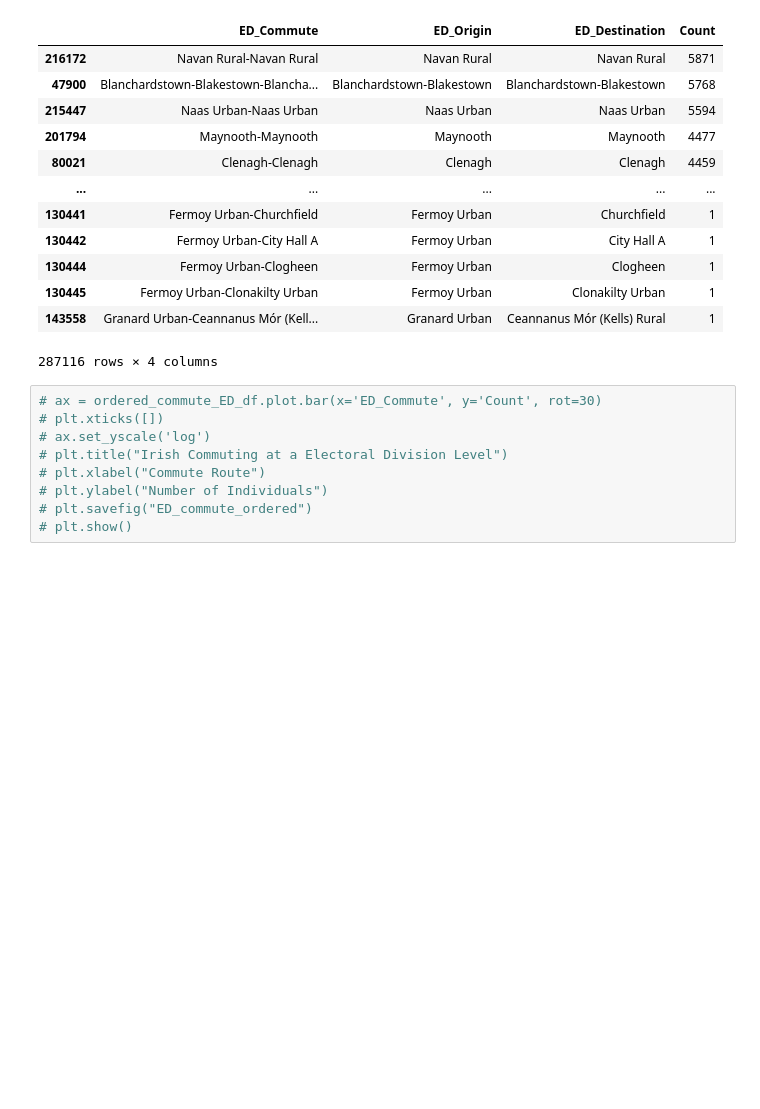
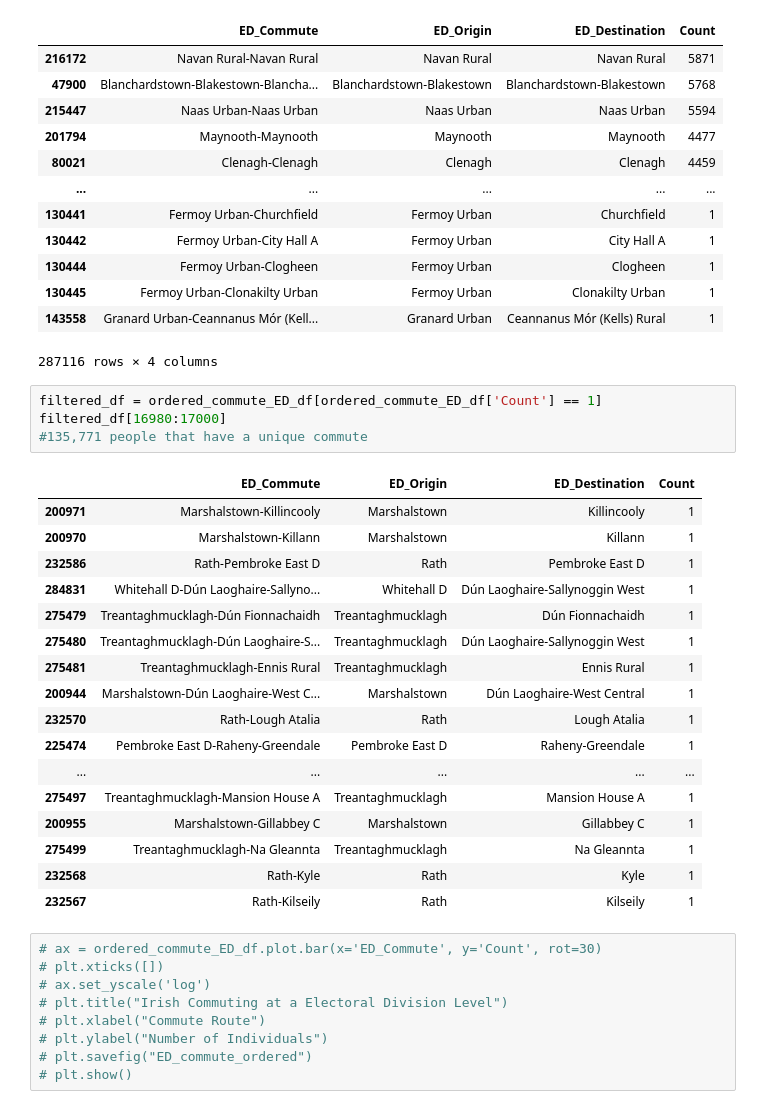
Before and after one commit to avalouisefinnegan/Thesis_DP, a Jupyter notebook: communting data.ipynb, the cells around one changed output. Saved outputs shown, nothing was run; the diff lists cells and outputs as text; blank space fills up the shorter version.

```diff
--- a/communting data.ipynb
+++ b/communting data.ipynb
@@ -331,6 +331,28 @@ ordered_commute_ED_df
 | 130445 | Fermoy Urban-Clonakilty Urban | Fermoy Urban | Clonakilty Urban | 1 |
 | 143558 | Granard Urban-Ceannanus Mór (Kell... | Granard Urban | Ceannanus Mór (Kells) Rural | 1 |
 287116 rows × 4 columns
+# %%
+filtered_df = ordered_commute_ED_df[ordered_commute_ED_df['Count'] == 1]
+filtered_df[16980:17000]
+#135,771 people that have a unique commute
+# %% [output]
+|  | ED_Commute | ED_Origin | ED_Destination | Count |
+| 200971 | Marshalstown-Killincooly | Marshalstown | Killincooly | 1 |
+| 200970 | Marshalstown-Killann | Marshalstown | Killann | 1 |
+| 232586 | Rath-Pembroke East D | Rath | Pembroke East D | 1 |
+| 284831 | Whitehall D-Dún Laoghaire-Sallyno... | Whitehall D | Dún Laoghaire-Sallynoggin West | 1 |
+| 275479 | Treantaghmucklagh-Dún Fionnachaidh | Treantaghmucklagh | Dún Fionnachaidh | 1 |
+| 275480 | Treantaghmucklagh-Dún Laoghaire-S... | Treantaghmucklagh | Dún Laoghaire-Sallynoggin West | 1 |
+| 275481 | Treantaghmucklagh-Ennis Rural | Treantaghmucklagh | Ennis Rural | 1 |
+| 200944 | Marshalstown-Dún Laoghaire-West C... | Marshalstown | Dún Laoghaire-West Central | 1 |
+| 232570 | Rath-Lough Atalia | Rath | Lough Atalia | 1 |
+| 225474 | Pembroke East D-Raheny-Greendale | Pembroke East D | Raheny-Greendale | 1 |
+| ... | ... | ... | ... | ... |
+| 275497 | Treantaghmucklagh-Mansion House A | Treantaghmucklagh | Mansion House A | 1 |
+| 200955 | Marshalstown-Gillabbey C | Marshalstown | Gillabbey C | 1 |
+| 275499 | Treantaghmucklagh-Na Gleannta | Treantaghmucklagh | Na Gleannta | 1 |
+| 232568 | Rath-Kyle | Rath | Kyle | 1 |
+| 232567 | Rath-Kilseily | Rath | Kilseily | 1 |
 # %%
 # ax = ordered_commute_ED_df.plot.bar(x='ED_Commute', y='Count', rot=30)
 # plt.xticks([])
```
Also changed, not shown: parts of 9 cells of this notebook.
